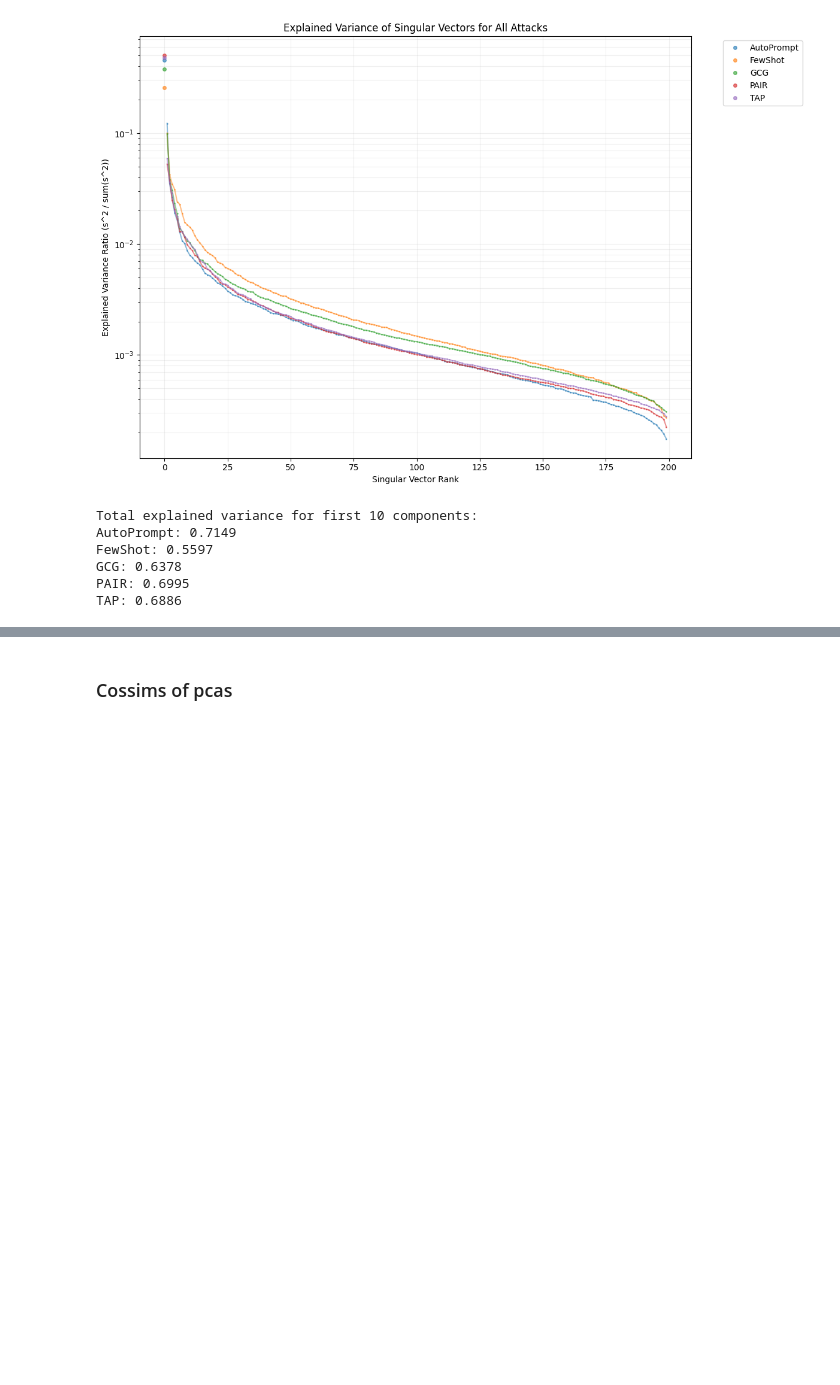
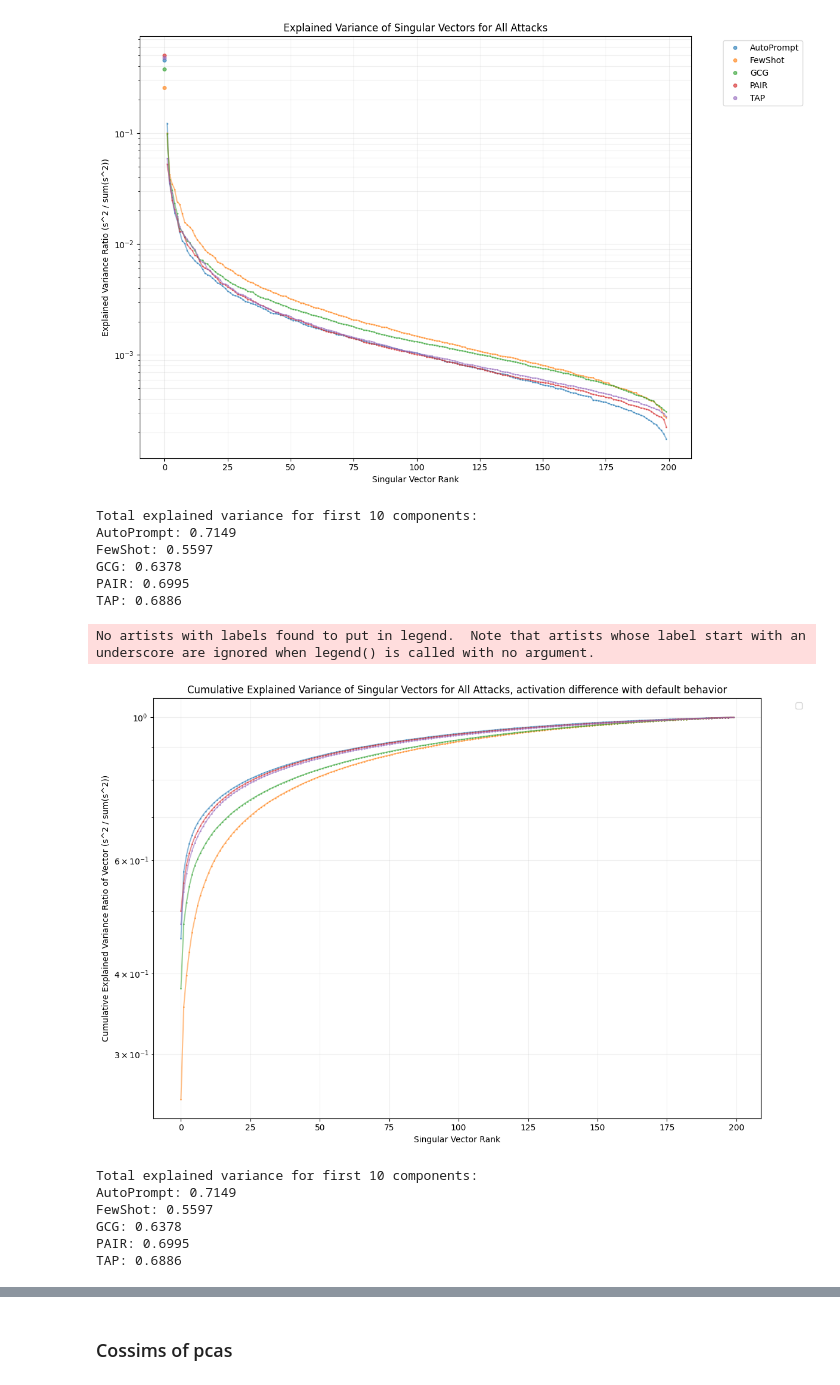
Before and after one commit to abhay-sheshadri/sae_experiments, a Jupyter notebook: jailbreak_act_analysis.ipynb, the cells around one changed output, grey strips where cells are left out. Saved outputs shown, nothing was run; the diff lists cells and outputs as text; code cells hidden in the pictures; blank space fills up the shorter version.

```diff
--- a/jailbreak_act_analysis.ipynb
+++ b/jailbreak_act_analysis.ipynb
@@ -274,3 +278,52 @@ FewShot: 0.5597
 GCG: 0.6378
 PAIR: 0.6995
 TAP: 0.6886
+# %%
+import numpy as np
+import matplotlib.pyplot as plt
+
+plt.figure(figsize=(12, 8))
+
+for attack_name in test_attacks:
+    acts_1 = act_dict["default_behavior"]
+    acts_2 = act_dict[attack_name]
+
+    # Compute the difference matrix
+    diff_matrix = acts_2 - acts_1
+
+    # Perform SVD
+    _, S, _ = np.linalg.svd(diff_matrix, full_matrices=False)
+
+    explained_variance_ratio = (S**2) / np.sum(S**2)
+
+    # Plot the rest of the points with smaller markers
+    plt.plot(range(len(explained_variance_ratio)), explained_variance_ratio.cumsum(), 'o-', markersize=1, alpha=0.5)
+
+plt.title('Cumulative Explained Variance of Singular Vectors for All Attacks, activation difference with default behavior')
+plt.xlabel('Singular Vector Rank')
+plt.ylabel('Cumulative Explained Variance Ratio of Vector (s^2 / sum(s^2))')
+plt.yscale('log')  # Use log scale for better visualization
+plt.legend(bbox_to_anchor=(1.05, 1), loc='upper left')
+plt.grid(True, which="both", ls="-", alpha=0.2)
+plt.tight_layout()
+plt.show()
+
+# Optional: Print the total explained variance for the first 10 components for each attack
+print("Total explained variance for first 10 components:")
+for attack_name in test_attacks:
+    acts_1 = act_dict["default_behavior"]
+    acts_2 = act_dict[attack_name]
+    diff_matrix = acts_2 - acts_1
+    _, S, _ = np.linalg.svd(diff_matrix, full_matrices=False)
+    explained_variance_ratio = (S**2) / np.sum(S**2)
+    total_explained_variance = np.sum(explained_variance_ratio[:10])
+    print(f"{attack_name}: {total_explained_variance:.4f}")
+# %% [output]
+No artists with labels found to put in legend.  Note that artists whose label start with an underscore are ignored when legend() is called with no argument.
+[figure, added]
+Total explained variance for first 10 components:
+AutoPrompt: 0.7149
+FewShot: 0.5597
+GCG: 0.6378
+PAIR: 0.6995
+TAP: 0.6886
```
Also changed, not shown: parts of 14 cells of this notebook.
